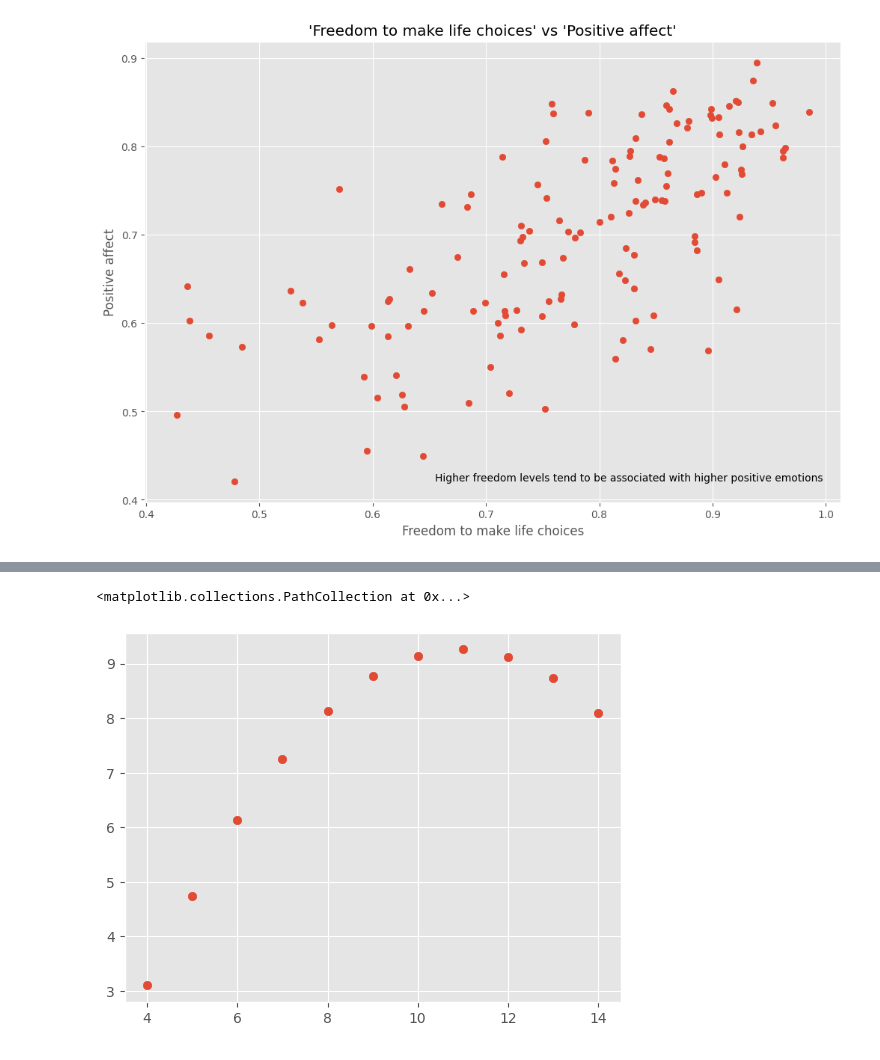
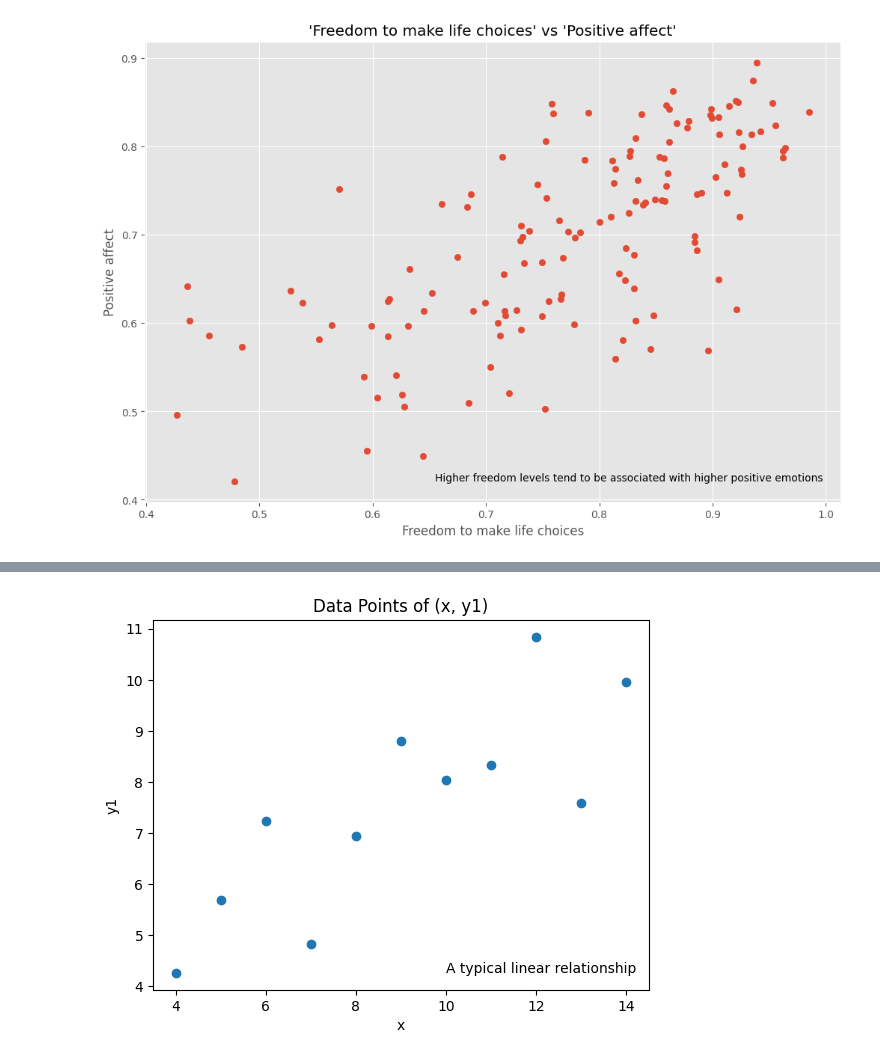
Before and after one commit to kamangirkhan/Data110, a Jupyter notebook: ArashNateghian_data110_week2_sp25.ipynb, the cells around one changed output, grey strips where cells are left out. Drawn from its saved outputs; the diff is of its cells as text; code cells hidden in the pictures.

```diff
--- a/ArashNateghian_data110_week2_sp25.ipynb
+++ b/ArashNateghian_data110_week2_sp25.ipynb
@@ -101,8 +112,14 @@ y2 = [9.14, 8.14, 8.74, 8.77, 9.26, 8.10, 6.13, 3.10, 9.13, 7.26, 4.74]
 y3 = [7.46, 6.77, 12.74, 7.11, 7.81, 8.84, 6.08, 5.39, 8.15, 6.42, 5.73]
 x4 = [8, 8, 8, 8, 8, 8, 8, 19, 8, 8, 8]
 y4 = [6.58, 5.76, 7.71, 8.84, 8.47, 7.04, 5.25, 12.50, 5.56, 7.91, 6.89]
-# %%
-plt.scatter(x, y2)
-# %% [output]
-<matplotlib.collections.PathCollection at 0x...>
-[figure, removed]
+# %%
+# Dataset 1: A typical linear relationship.
+
+plt.scatter(x, y1)
+plt.xlabel('x')
+plt.ylabel('y1')
+plt.title('Data Points of (x, y1)')
+plt.text(max(x) -4, min(y1), s="A typical linear relationship")
+plt.show()
+# %% [output]
+[figure, added]
```
Also changed, not shown: parts of 13 cells of this notebook.
